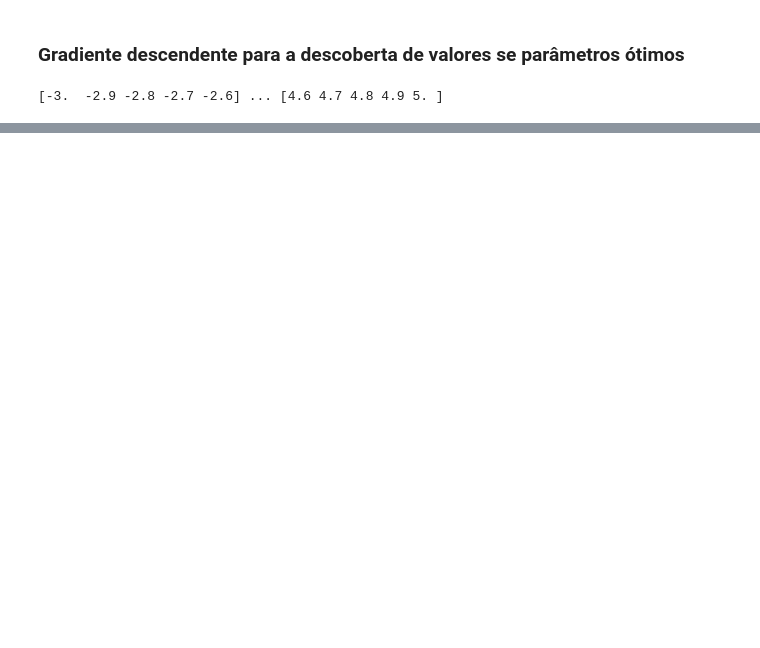
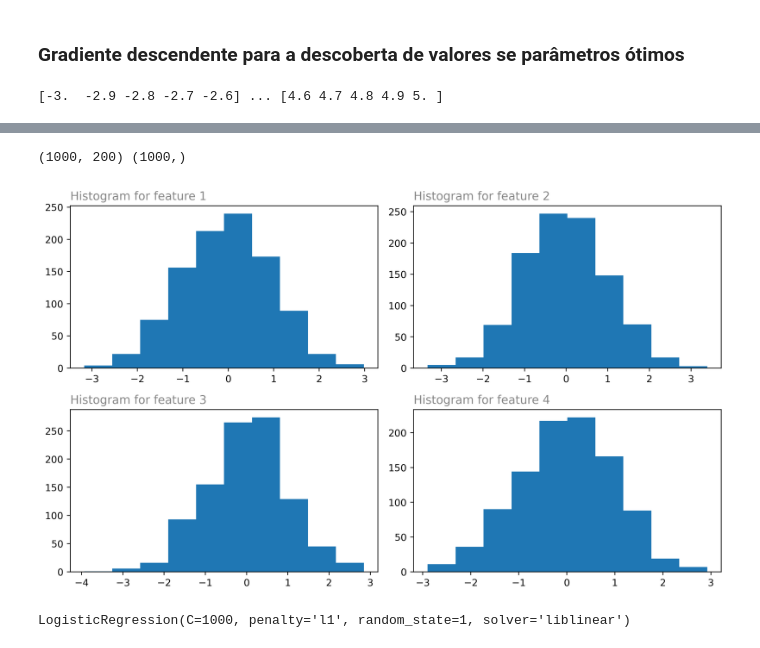
Before and after one commit to albertomendess/Estudos, a Jupyter notebook: Pt_04_Trade_off_entre_viés_e_variância.ipynb, the cells around one changed output, grey strips where cells are left out. Cells and saved outputs as stored; diff of their text form; code cells hidden in the pictures; blank space fills up the shorter version.

```diff
--- a/Pt_04_Trade_off_entre_viés_e_variância.ipynb
+++ b/Pt_04_Trade_off_entre_viés_e_variância.ipynb
@@ -103,0 +99,45 @@ See: http://matplotlib.org/users/legend_guide.html#creating-artists-specifically
+# %%
+from sklearn.preprocessing import scale
+X_synthetic, y_synthetic = make_classification(n_samples= 1000,
+                                                n_features= 200,
+                                                n_informative= 3,
+                                                n_redundant= 10,
+                                                n_repeated= 0,
+                                                n_classes= 2,
+                                                n_clusters_per_class= 2,
+                                                weights= None,
+                                                flip_y= 0.01,
+                                                class_sep= 0.8,
+                                                hypercube= True,
+                                                shift= 0,
+                                                scale= 1,
+                                                shuffle= True,
+                                                random_state= 24)
+
+print(X_synthetic.shape, y_synthetic.shape)
+# %% [output]
+(1000, 200) (1000,)
+# %%
+for plot_index in range(4):
+    plt.subplot(2, 2, plot_index+1)
+    plt.hist(X_synthetic[:, plot_index])
+    plt.title(f"Histogram for feature {plot_index+1}",
+              loc= 'left')
+
+# plt.savefig('Análise de características e regularização', dpi= 200, format='png')
+
+plt.tight_layout()
+# %% [output]
+[figure, added]
+# %%
+X_syn_train, X_syn_test, y_syn_train, y_syn_test = train_test_split(X_synthetic, y_synthetic,
+                                                       test_size= 0.20,
+                                                       random_state= 24)
+
+lr_syn = LogisticRegression(solver= 'liblinear',
+                            penalty= 'l1',
+                            C= 1000,
+                            random_state= 1)
+lr_syn.fit(X_syn_test, y_syn_test)
+# %% [output]
+LogisticRegression(C=1000, penalty='l1', random_state=1, solver='liblinear')
```
Also changed, not shown: parts of 8 cells of this notebook.
